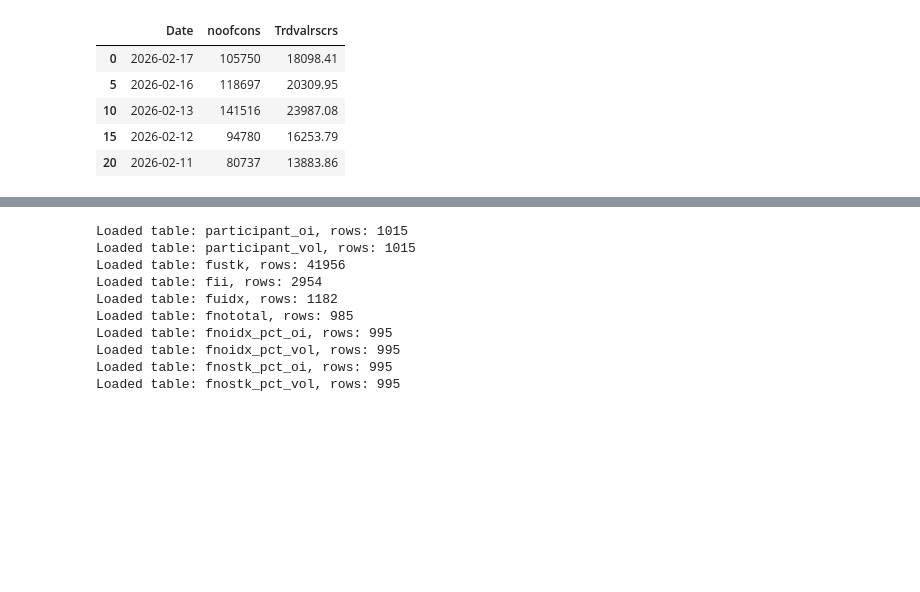
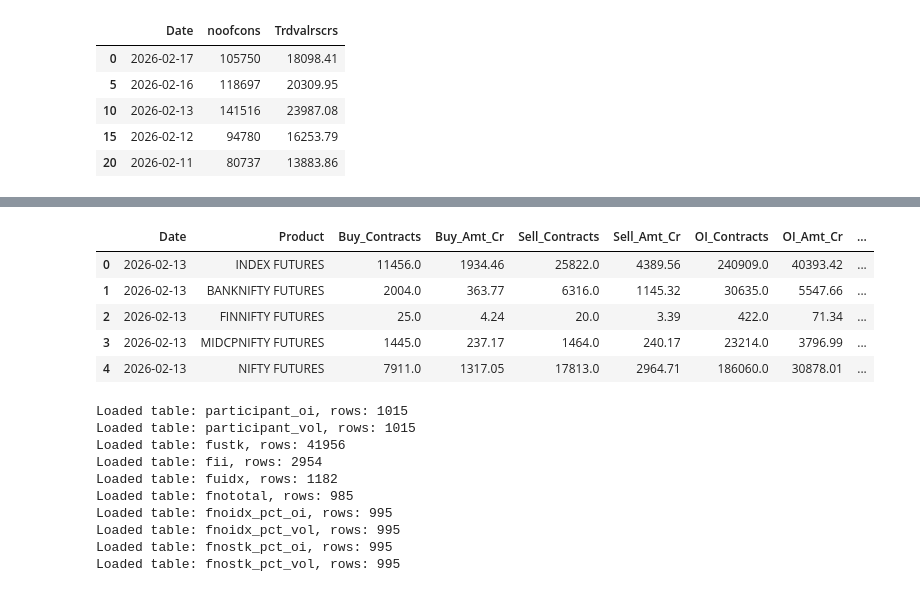
Before and after one commit to shailsun28/stockshortlisting, a Jupyter notebook: Untitled1.ipynb, the cells around one changed output, grey strips where cells are left out. Saved outputs shown, nothing was run; the diff lists cells and outputs as text; code cells hidden in the pictures; blank space fills up the shorter version.

```diff
--- a/Untitled1.ipynb
+++ b/Untitled1.ipynb
@@ -590,3 +582,12 @@ final_df.head()
+# %%
+fii.head()
+# %% [output]
+|  | Date | Product | Buy_Contracts | Buy_Amt_Cr | Sell_Contracts | Sell_Amt_Cr | OI_Contracts | OI_Amt_Cr | ... |
+| 0 | 2026-02-13 | INDEX FUTURES | 11456.0 | 1934.46 | 25822.0 | 4389.56 | 240909.0 | 40393.42 | ... |
+| 1 | 2026-02-13 | BANKNIFTY FUTURES | 2004.0 | 363.77 | 6316.0 | 1145.32 | 30635.0 | 5547.66 | ... |
+| 2 | 2026-02-13 | FINNIFTY FUTURES | 25.0 | 4.24 | 20.0 | 3.39 | 422.0 | 71.34 | ... |
+| 3 | 2026-02-13 | MIDCPNIFTY FUTURES | 1445.0 | 237.17 | 1464.0 | 240.17 | 23214.0 | 3796.99 | ... |
+| 4 | 2026-02-13 | NIFTY FUTURES | 7911.0 | 1317.05 | 17813.0 | 2964.71 | 186060.0 | 30878.01 | ... |
 # %%
 import requests
 import pandas as pd
```
Also changed, not shown: parts of 9 cells of this notebook.
